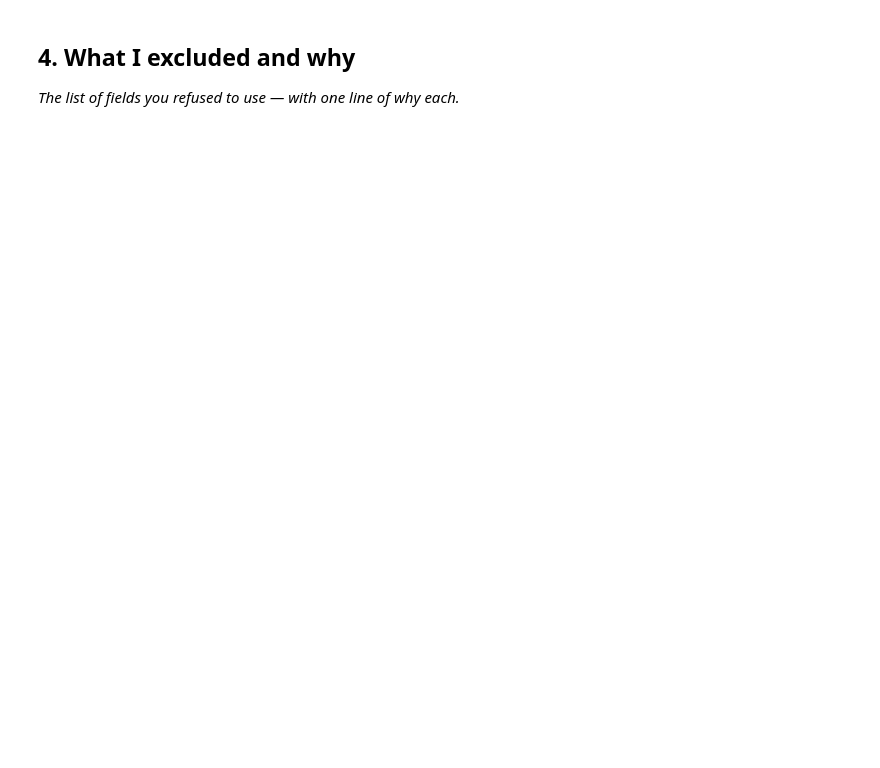
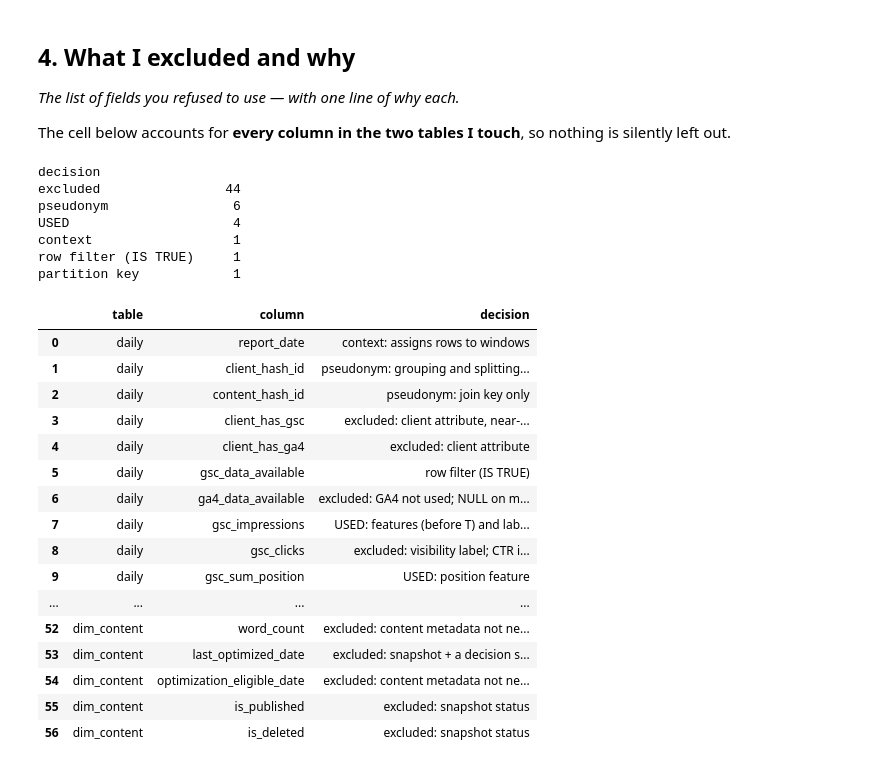
Before and after one commit to WingManOO7/ML-INTER, a Jupyter notebook: work/notebooks/w03_feature_leakage_check.ipynb, the cells around one changed output. Saved outputs shown, nothing was run; the diff lists cells and outputs as text; code cells hidden in the pictures; blank space fills up the shorter version.

```diff
--- a/work/notebooks/w03_feature_leakage_check.ipynb
+++ b/work/notebooks/w03_feature_leakage_check.ipynb
@@ -31,3 +220,5 @@ This skeleton is yours to fill. Work the sections **in order** — each one has
 ## 4. What I excluded and why
 
 *The list of fields you refused to use — with one line of why each.*
+
+The cell below accounts for **every column in the two tables I touch**, so nothing is silently left out.
@@ -36,0 +225,54 @@ This skeleton is yours to fill. Work the sections **in order** — each one has
+# %%
+WHY = {
+    'report_date': 'context: assigns rows to windows', 'client_hash_id': 'pseudonym: grouping and splitting only',
+    'content_hash_id': 'pseudonym: join key only', 'month': 'partition key', 'gsc_data_available': 'row filter (IS TRUE)',
+    'gsc_impressions': 'USED: features (before T) and label (after T)', 'gsc_sum_position': 'USED: position feature',
+    'gsc_avg_position': 'USED: 0 = no data, skipped', 'gsc_clicks': 'excluded: visibility label; CTR is another lane',
+    'client_has_gsc': 'excluded: client attribute, near-constant within the slice',
+    'client_has_ga4': 'excluded: client attribute', 'ga4_data_available': 'excluded: GA4 not used; NULL on many rows',
+    'content_created_date': 'USED: page age at T', 'content_updated_date': 'excluded: July snapshot, after T for most pages',
+    'last_optimized_date': 'excluded: snapshot + a decision someone already made', 'is_published': 'excluded: snapshot status',
+    'is_deleted': 'excluded: snapshot status', 'keyword_hash_id': 'pseudonym: grouping only', 'url_hash_id': 'pseudonym: grouping only',
+    'search_volume': 'excluded: keyword tool, undated', 'cpc': 'excluded: keyword tool, undated', 'competition': 'excluded: keyword tool, undated',
+    'competition_level': 'excluded: keyword tool, undated', 'keyword_created_date': 'excluded: not needed; keyword-level',
+    'content_type': 'excluded: tested no categorical; kept for future work', 'main_intent': 'excluded: keyword-tool label, undated',
+}
+rows = []
+for table in ['daily', 'dim_content']:
+    for col in con.sql(f'DESCRIBE {table}').df()['column_name']:
+        if col in WHY:
+            why = WHY[col]
+        elif col.startswith(('ga4_', 'sessions_', 'ai_')) or col == 'scroll_events':
+            why = 'excluded: GA4 / AI / scroll measurement, outside the search question, patchy availability'
+        else:
+            why = 'excluded: content metadata not needed for a two-week visibility question'
+        rows.append({'table': table, 'column': col, 'decision': why})
+accounting = pd.DataFrame(rows)
+print(accounting['decision'].str.split(':').str[0].value_counts().to_string(), '\n')
+pd.set_option('display.max_rows', 80)
+accounting
+# %% [output]
+decision
+excluded                44
+pseudonym                6
+USED                     4
+context                  1
+row filter (IS TRUE)     1
+partition key            1
+|  | table | column | decision |
+| 0 | daily | report_date | context: assigns rows to windows |
+| 1 | daily | client_hash_id | pseudonym: grouping and splitting... |
+| 2 | daily | content_hash_id | pseudonym: join key only |
+| 3 | daily | client_has_gsc | excluded: client attribute, near-... |
+| 4 | daily | client_has_ga4 | excluded: client attribute |
+| 5 | daily | gsc_data_available | row filter (IS TRUE) |
+| 6 | daily | ga4_data_available | excluded: GA4 not used; NULL on m... |
+| 7 | daily | gsc_impressions | USED: features (before T) and lab... |
+| 8 | daily | gsc_clicks | excluded: visibility label; CTR i... |
+| 9 | daily | gsc_sum_position | USED: position feature |
+| ... | ... | ... | ... |
+| 52 | dim_content | word_count | excluded: content metadata not ne... |
+| 53 | dim_content | last_optimized_date | excluded: snapshot + a decision s... |
+| 54 | dim_content | optimization_eligible_date | excluded: content metadata not ne... |
+| 55 | dim_content | is_published | excluded: snapshot status |
+| 56 | dim_content | is_deleted | excluded: snapshot status |
```
Also changed, not shown: parts of 21 cells of this notebook, 4 other files.
